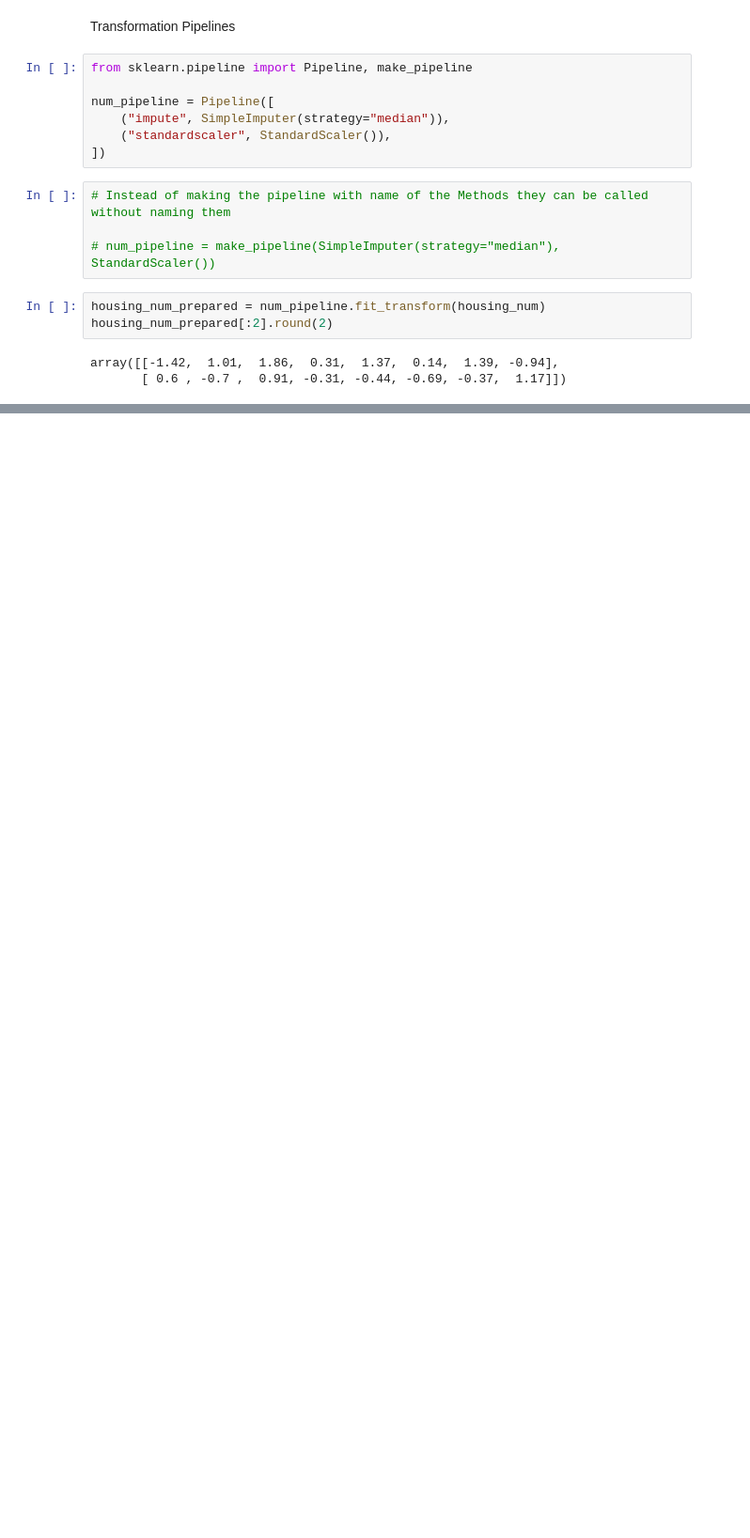
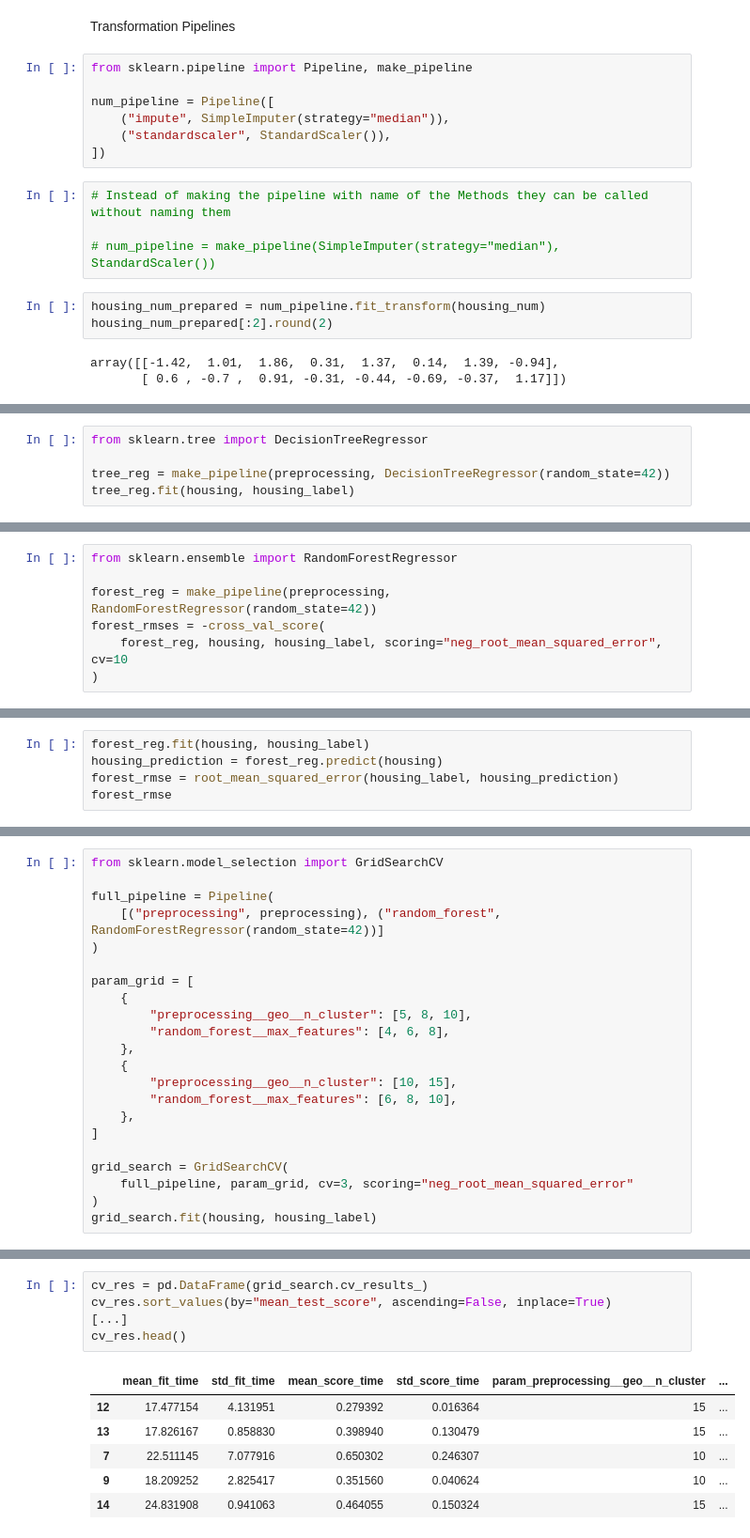
Before and after one commit to sunodmongia/House-Price, a Jupyter notebook: California_housing_price.ipynb, the cells around one changed output, grey strips where cells are left out. Shown at 94% size. Saved outputs shown, nothing was run; the diff lists cells and outputs as text; blank space fills up the shorter version.

Commit message:
selecting model and Fine tuning

```diff
--- a/California_housing_price.ipynb
+++ b/California_housing_price.ipynb
@@ -631,0 +759,5 @@ df_housing_num_prepared
+# %%
+from sklearn.tree import DecisionTreeRegressor
+
+tree_reg = make_pipeline(preprocessing, DecisionTreeRegressor(random_state=42))
+tree_reg.fit(housing, housing_label)
@@ -631,0 +819,7 @@ df_housing_num_prepared
+# %%
+from sklearn.ensemble import RandomForestRegressor
+
+forest_reg = make_pipeline(preprocessing, RandomForestRegressor(random_state=42))
+forest_rmses = -cross_val_score(
+    forest_reg, housing, housing_label, scoring="neg_root_mean_squared_error", cv=10
+)
@@ -631,0 +838,5 @@ df_housing_num_prepared
+# %%
+forest_reg.fit(housing, housing_label)
+housing_prediction = forest_reg.predict(housing)
+forest_rmse = root_mean_squared_error(housing_label, housing_prediction)
+forest_rmse
@@ -631,0 +847,22 @@ df_housing_num_prepared
+# %%
+from sklearn.model_selection import GridSearchCV
+
+full_pipeline = Pipeline(
+    [("preprocessing", preprocessing), ("random_forest", RandomForestRegressor(random_state=42))]
+)
+
+param_grid = [
+    {
+        "preprocessing__geo__n_cluster": [5, 8, 10],
+        "random_forest__max_features": [4, 6, 8],
+    },
+    {
+        "preprocessing__geo__n_cluster": [10, 15],
+        "random_forest__max_features": [6, 8, 10],
+    },
+]
+
+grid_search = GridSearchCV(
+    full_pipeline, param_grid, cv=3, scoring="neg_root_mean_squared_error"
+)
+grid_search.fit(housing, housing_label)
@@ -631,0 +921,12 @@ df_housing_num_prepared
+# %%
+cv_res = pd.DataFrame(grid_search.cv_results_)
+cv_res.sort_values(by="mean_test_score", ascending=False, inplace=True)
+[...]
+cv_res.head()
+# %% [output]
+|  | mean_fit_time | std_fit_time | mean_score_time | std_score_time | param_preprocessing__geo__n_cluster | ... |
+| 12 | 17.477154 | 4.131951 | 0.279392 | 0.016364 | 15 | ... |
+| 13 | 17.826167 | 0.858830 | 0.398940 | 0.130479 | 15 | ... |
+| 7 | 22.511145 | 7.077916 | 0.650302 | 0.246307 | 10 | ... |
+| 9 | 18.209252 | 2.825417 | 0.351560 | 0.040624 | 10 | ... |
+| 14 | 24.831908 | 0.941063 | 0.464055 | 0.150324 | 15 | ... |
```
Also changed, not shown: parts of 23 cells of this notebook.
